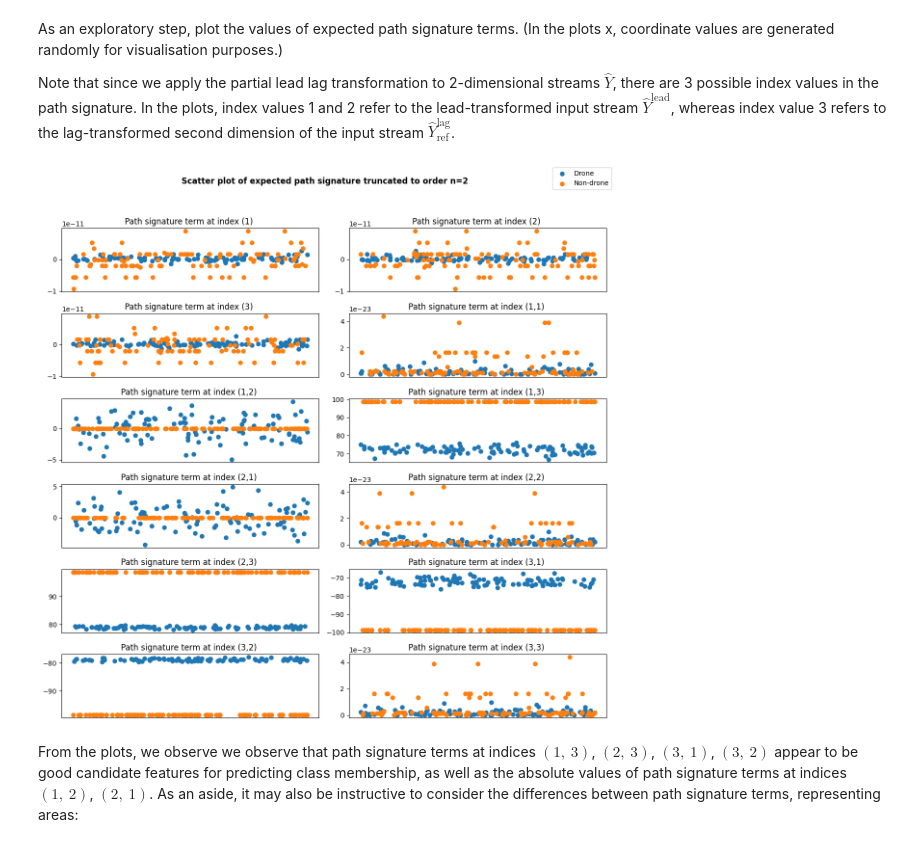
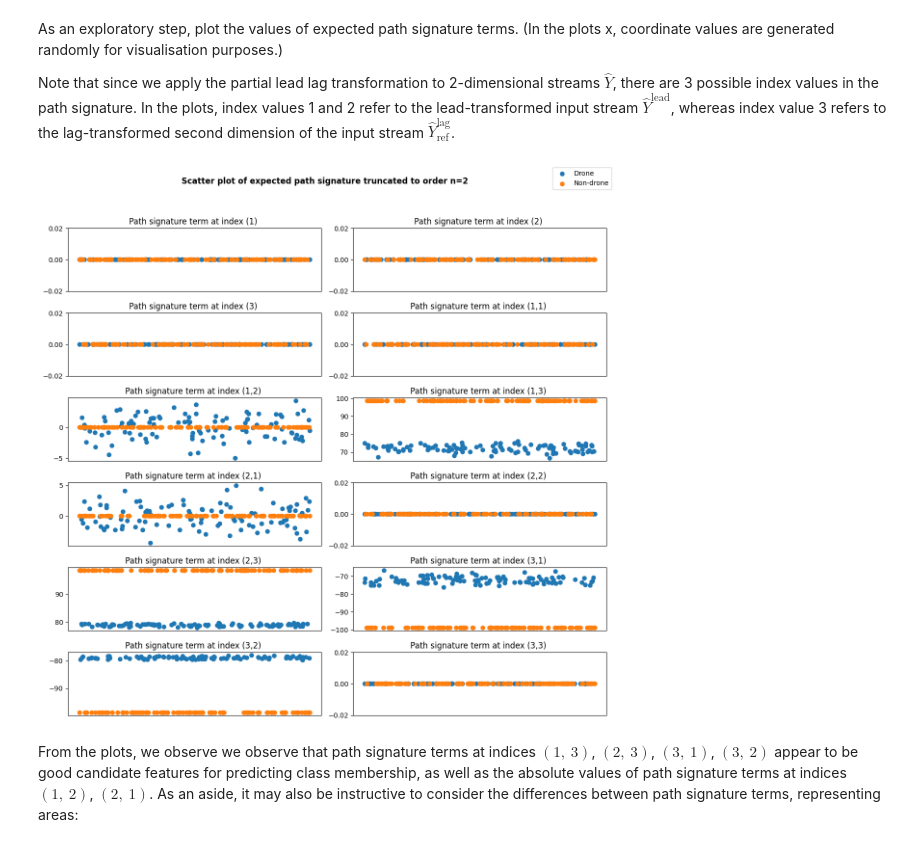
Before and after one commit to datasig-ac-uk/signature_applications, a Jupyter notebook: drone_identification/drone_identification.ipynb, the cells around one changed output. Cells and saved outputs as stored; diff of their text form; code cells hidden in the pictures.

```diff
--- a/drone_identification/drone_identification.ipynb
+++ b/drone_identification/drone_identification.ipynb
@@ -244,10 +224,8 @@ def plot_reflections(
         plt.suptitle(
             "Non-Drone Reflections", fontweight="bold", verticalalignment="top", y=1.08
         )
-        signals = np.array(
-            signature_calculator.compute_reflected_signals_for_nondrone(
-                speed, distance, random_state=0
-            )
+        signals = signature_calculator.compute_reflected_signals_for_nondrone(
+            speed, distance, random_state=0
         )
 
     mean_squared_error = []
@@ -409,37 +388,44 @@ Note that since we apply the partial lead lag transformation to 2-dimensional st
 # %%
 def plot_feature(X, Y, feature_index, ax, features=feature_names):
     X_grouped = {cls: X[Y == cls, feature_index] for cls in (True, False)}
+
     for cls in (True, False):
         ax.scatter(np.random.uniform(size=len(X_grouped[cls])), X_grouped[cls])
+
+    all_yvalues = np.concatenate([X_grouped[True], X_grouped[False]])
+    range_yvalue = np.max(all_yvalues) - np.min(all_yvalues)
+    if range_yvalue < 1:
+        ax.set_yticks([-0.02, 0, 0.02])
 
     ax.set_xticks([])
     ax.set_title(
         "Path signature term at index {} ".format(features[feature_index], ddof=1)
     )
 
 
 fig, axs = plt.subplots(
     int(np.ceil(X.shape[1] / 2)),
     2,
     figsize=(12, np.ceil(X.shape[1] / 2) * 2.0),
     sharey=False,
 )
 fig.suptitle(
     "Scatter plot of expected path signature truncated to order n={}".format(
         signature_calculator.truncation_level
     ),
     fontweight="bold",
     verticalalignment="top",
 )
 
 for feature_index in range(X.shape[1]):
+    # print("X.shape[1]=", X.shape[1])
     plot_feature(X, Y, feature_index, np.ravel(axs)[feature_index])
 
 fig.tight_layout(rect=[0, 0.03, 1, 0.95])
 fig.legend(labels=("Drone", "Non-drone"), loc="upper right")
 plt.show()
 # %% [output]
-[figure, old version]
+[figure, new version]
 # %% [markdown]
 From the plots, we observe we observe that path signature terms at indices $(1,~3)$, $(2,~3)$, $(3,~1)$, $(3,~2)$ appear to be good candidate features for predicting class membership, as well as the absolute values of path signature terms at indices $(1,~2)$, $(2,~1)$. As an aside, it may also be instructive to consider the differences between path signature terms, representing areas:
 # %%
```
Also changed, not shown: parts of 5 cells of this notebook.
